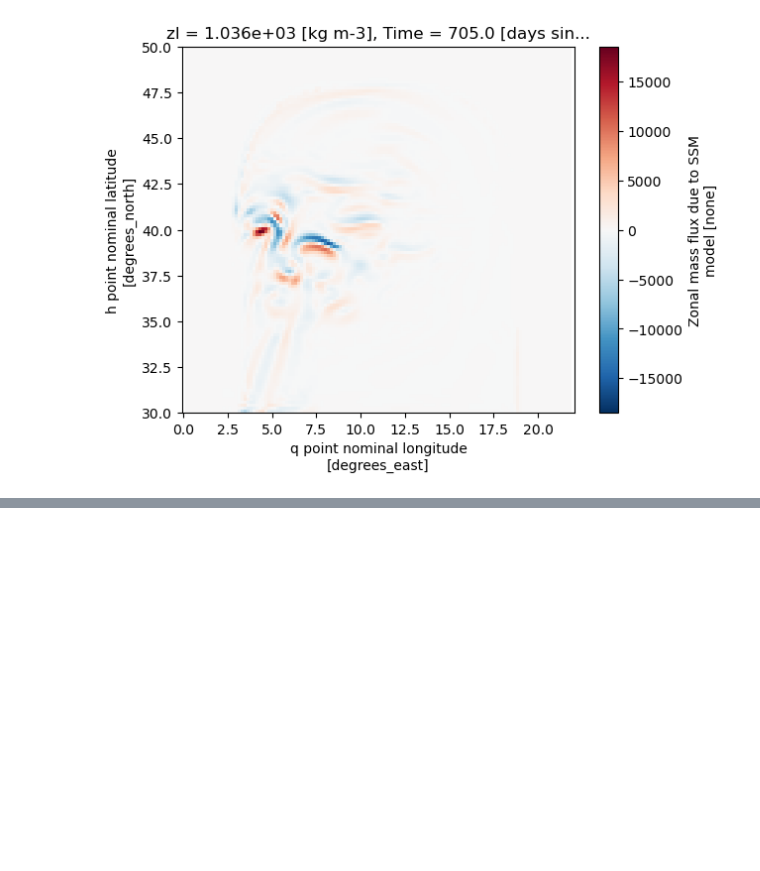
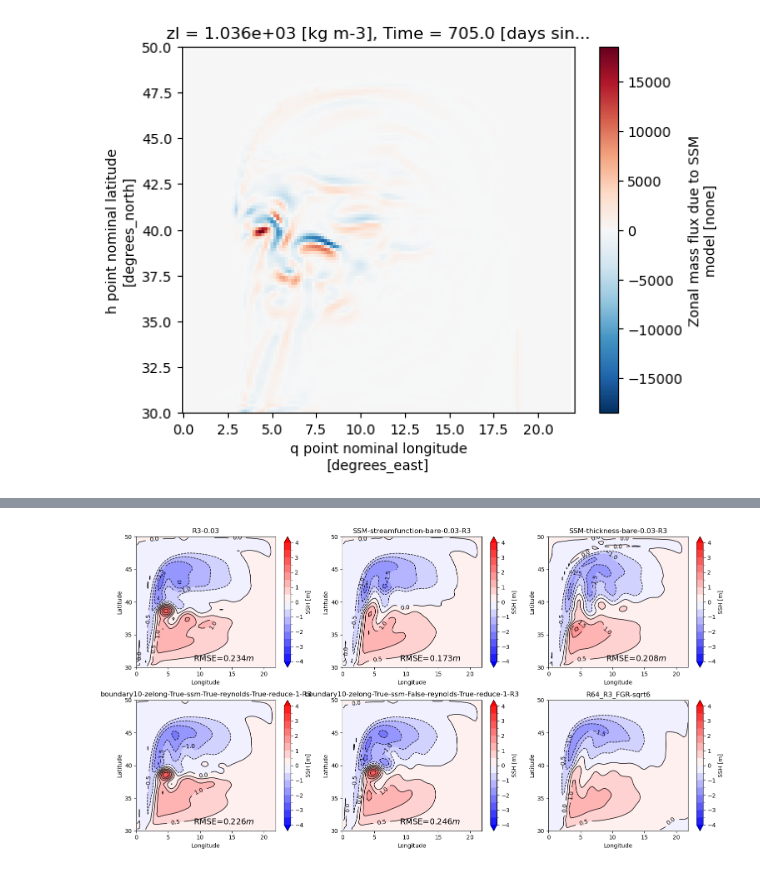
Before and after one commit to Pperezhogin/CTR-notebooks, a Jupyter notebook: SSM-thickness.ipynb, the cells around one changed output, grey strips where cells are left out. Cells and saved outputs as stored; diff of their text form; code cells hidden in the pictures; blank space fills up the shorter version.

```diff
--- a/SSM-thickness.ipynb
+++ b/SSM-thickness.ipynb
@@ -180,0 +188,7 @@ cont_fun.uhSSM.isel(zl=1,Time=-1).plot()
+# %%
+ds = CollectionOfExperiments.init_folder('/home/ctrsp-2024/pp2681/experiments/Feb2022/bare', additional_subfolder='output')
+ds += CollectionOfExperiments.init_folder('/home/ctrsp-2024/pp2681/experiments/SSM-streamfunction', additional_subfolder='output', prefix='SSM-streamfunction')
+# %%
+ds += CollectionOfExperiments.init_folder('/home/ctrsp-2024/pp2681/experiments/SSM-thickness', additional_subfolder='output', prefix='SSM-thickness')
+# %%
+ds += CollectionOfExperiments.init_folder('/home/ctrsp-2024/pp2681/experiments/generalization-boundary10', additional_subfolder='output', prefix='boundary10')
@@ -180,0 +236,8 @@ cont_fun.uhSSM.isel(zl=1,Time=-1).plot()
+# %%
+RR='R3'
+Cs='0.03'
+ds.plot_ssh([RR if Cs=='0.06' else f'{RR}-{Cs}',  f'SSM-streamfunction-bare-{Cs}-{RR}', f'SSM-thickness-bare-{Cs}-{RR}',
+             'boundary10-zelong-True-ssm-True-reynolds-True-reduce-1-R3', 'boundary10-zelong-True-ssm-False-reynolds-True-reduce-1-R3',
+             f'R64_{RR}_FGR-sqrt6'])
+# %% [output]
+[figure, added]
```
Also changed, not shown: parts of 17 cells of this notebook, 4 other files.
